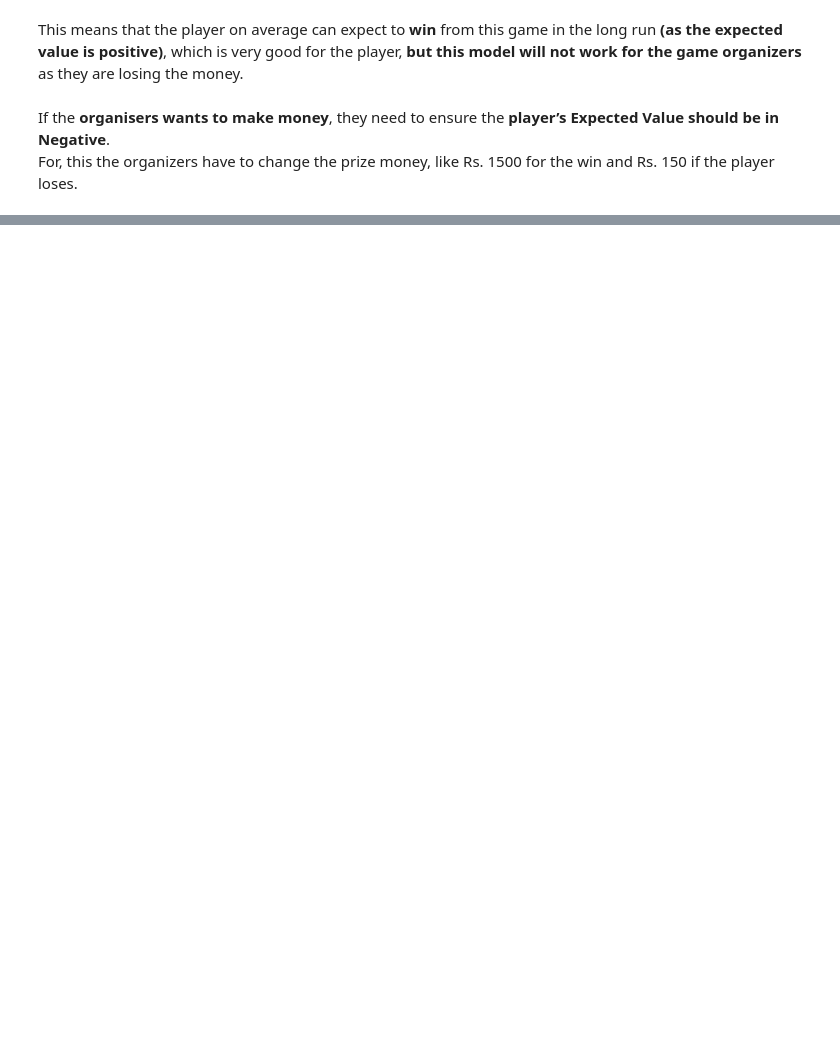
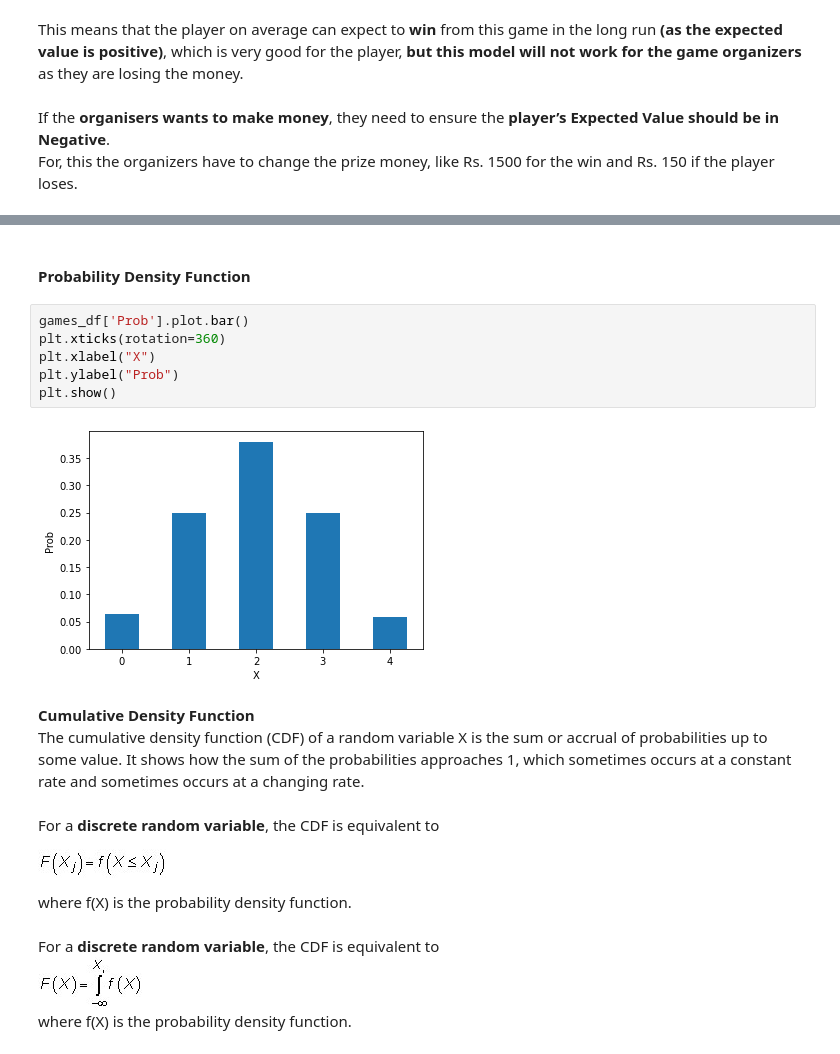
Before and after one commit to ShashankSSingh/UpgradSessions, a Jupyter notebook: 20200206/Inferential-Stats/UsingProbabilityToPlay.ipynb, the cells around one changed output, grey strips where cells are left out. Drawn from its saved outputs; the diff is of its cells as text; blank space fills up the shorter version.

```diff
--- a/20200206/Inferential-Stats/UsingProbabilityToPlay.ipynb
+++ b/20200206/Inferential-Stats/UsingProbabilityToPlay.ipynb
@@ -190 +190,24 @@ For, this the organizers have to change the prize money, like Rs. 1500 for the w
 Name: Prob, dtype: float64
+# %% [markdown]
+#### Probability Density Function
+# %%
+games_df['Prob'].plot.bar()
+plt.xticks(rotation=360)
+plt.xlabel("X")
+plt.ylabel("Prob")
+plt.show()
+# %% [output]
+[figure, added]
+# %% [markdown]
+<b>Cumulative Density Function</b>
+The cumulative density function (CDF) of a random variable X is the sum or accrual of probabilities up to some value. It shows how the sum of the probabilities approaches 1, which sometimes occurs at a constant rate and sometimes occurs at a changing rate.
+# %% [markdown]
+For a <b>discrete random variable</b>, the CDF is equivalent to
+
+![image.png](attachment:image.png)
+
+where f(X) is the probability density function.
+# %% [markdown]
+For a <b>discrete random variable</b>, the CDF is equivalent to
+![image.png](attachment:image.png)
+where f(X) is the probability density function.
```
Also changed, not shown: parts of 8 cells of this notebook, 1 other file.
